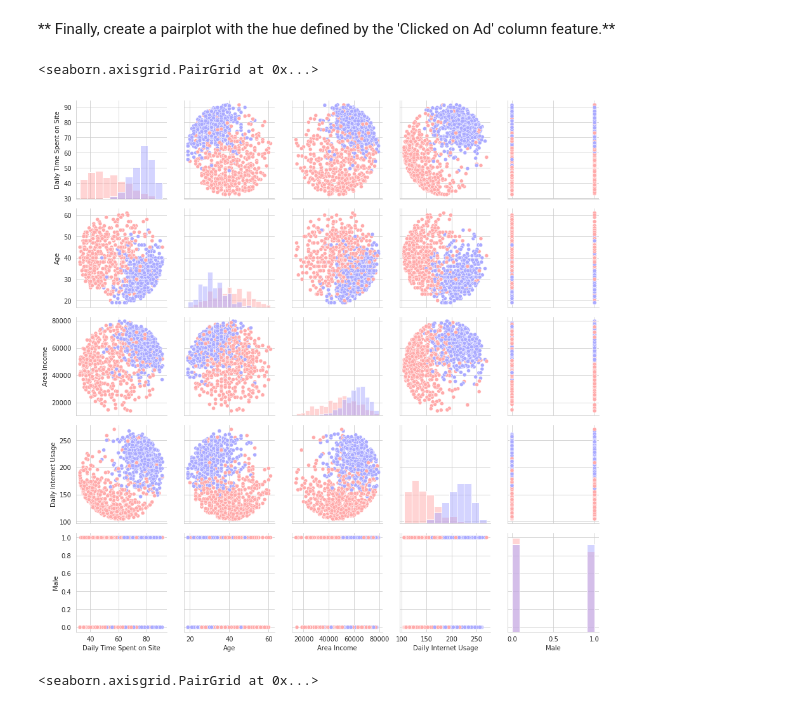
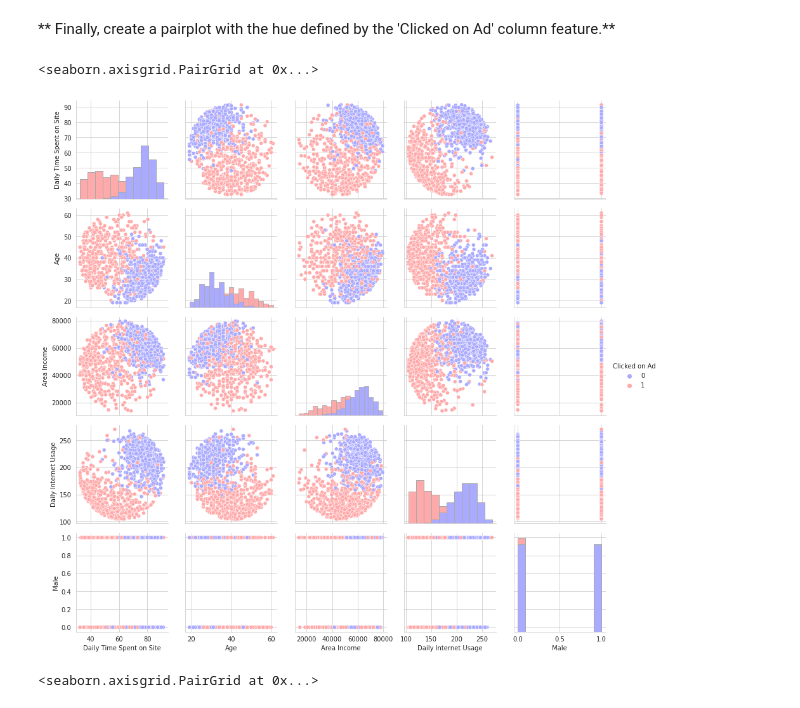
Before and after one commit to esraa-abdelmaksoud/Shai-Training-Notebooks, a Jupyter notebook: task_7_exercises.ipynb, the cells around one changed output. Cells and saved outputs as stored; diff of their text form; code cells hidden in the pictures.

```diff
--- a/task_7_exercises.ipynb
+++ b/task_7_exercises.ipynb
@@ -191,11 +192,13 @@ g.ax_joint.set_ylim(50,300)
 ** Finally, create a pairplot with the hue defined by the 'Clicked on Ad' column feature.**
 # %%
 g = sns.PairGrid(ad_data, hue='Clicked on Ad', palette='bwr')
-g.map_diag(sns.histplot)
+g.map_diag(sns.histplot, alpha=1, edgecolor='darkgray')
 g.map_offdiag(sns.scatterplot)
+g.add_legend()
+# Clicked on Ad is removed because it is already in hue
 # %% [output]
 <seaborn.axisgrid.PairGrid at 0x...>
-[figure, old version]
+[figure, new version]
 # %%
 # %% [output]
 <seaborn.axisgrid.PairGrid at 0x...>
```
Also changed, not shown: parts of 23 cells of this notebook.
